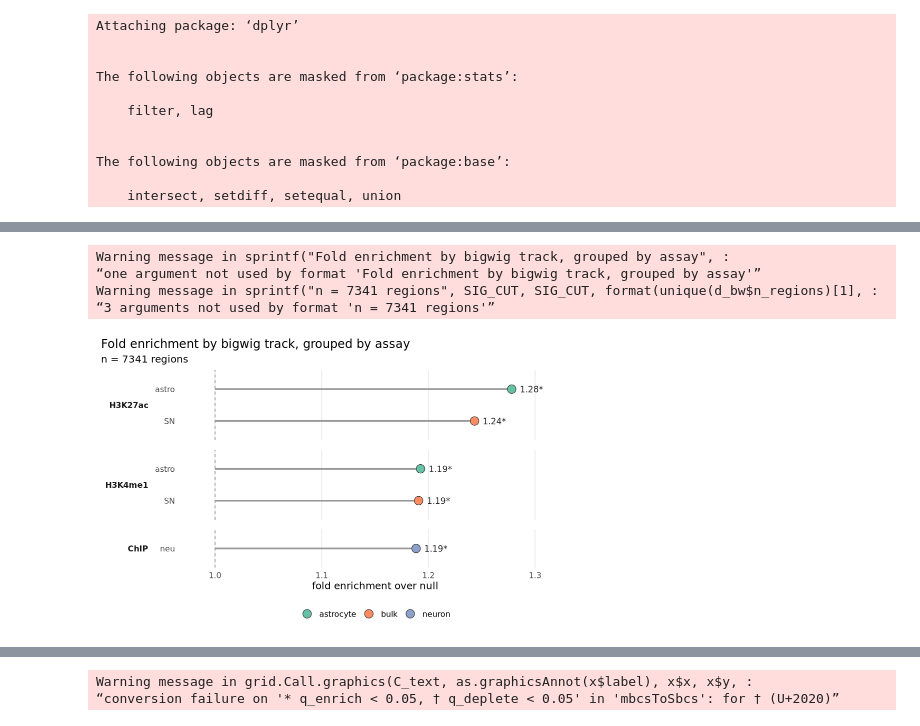
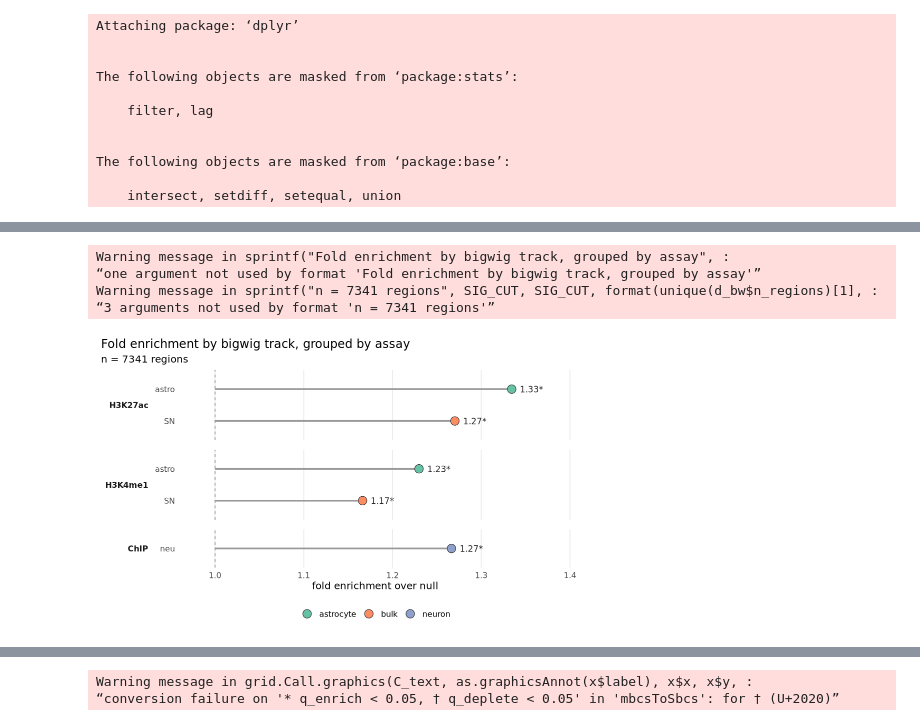
Before and after one commit to dhan1004/perturb_enrich, a Jupyter notebook: scripts/plot_enrichment.ipynb, the cells around one changed output, grey strips where cells are left out. Cells and saved outputs as stored; diff of their text form; code cells hidden in the pictures.

```diff
--- a/scripts/plot_enrichment.ipynb
+++ b/scripts/plot_enrichment.ipynb
@@ -27,8 +27,6 @@ MIN_REGIONS_PER_GENE <- 1   # genes with fewer perturbed regions are dropped fro
 dir.create(OUTDIR, showWarnings = FALSE, recursive = TRUE)
 rd <- function(f) read_tsv(file.path(ENRICH_DIR, f), show_col_types = FALSE)
 
-by_set <- rd("enrichment_by_set.tsv") |>
-  mutate(log2fe = log2(pmax(fold_enrichment, 2^-LFC_LIM)),
+cov <- rd("enrichment_cov_by_set.tsv") |>
+  mutate(log2fe = log2_enrichment,
          star = case_when(q_enrich < SIG_CUT ~ "*", q_deplete < SIG_CUT ~ "\u2020", TRUE ~ ""))
-cat("strata:", paste(unique(by_set$stratum), collapse = ", "), "\n")
-glimpse(by_set)
@@ -54,7 +34,7 @@ $ star            <chr> "*", "*", "*", "*", "*", "*", "*", "*", "*", "*", "*",
 # Fold enrichment across annotations, grouped by assay
 ASSAY_LABELS <- c(h3k27ac = "H3K27ac", h3k4me1 = "H3K4me1", atac = "ATAC", chip = "ChIP")
 
-d_bw <- by_set |> filter(stratum == STRATUM, source == "bigwig")
+d_bw <- cov |> filter(stratum == STRATUM, source == "bigwig")
 stopifnot("no bigwig sets found for this stratum" = nrow(d_bw) > 0)
 
 d_bw <- d_bw |>
@@ -72,32 +52,32 @@ p_bw <- ggplot(d_bw, aes(y = track)) +
   geom_point(aes(x = fold_enrichment, fill = celltype),
              shape = 21, size = 4.5, color = "grey20", stroke = 0.5) +
   geom_text(data = function(d) d[d$fold_enrichment >= 1, ],
             aes(x = fold_enrichment, label = lab), hjust = -0.35, size = 3.6, color = "grey15") +
   geom_text(data = function(d) d[d$fold_enrichment < 1, ],
             aes(x = fold_enrichment, label = lab), hjust = 1.35, size = 3.6, color = "grey15") +
   facet_grid(assay_lab ~ ., scales = "free_y", space = "free_y", switch = "y") +
   scale_fill_brewer(palette = "Set2", name = NULL) +
   scale_x_continuous(expand = expansion(mult = c(0.12, 0.2))) +
   labs(x = "fold enrichment over null", y = NULL,
        title = sprintf("Fold enrichment by bigwig track, grouped by assay", STRATUM),
        subtitle = sprintf("n = 7341 regions",
                           SIG_CUT, SIG_CUT, format(unique(d_bw$n_regions)[1], big.mark = ","))) +
   theme_minimal(base_size = 12) +
   theme(panel.grid.minor = element_blank(), panel.grid.major.y = element_blank(),
         panel.spacing.y = unit(0.8, "lines"),
         strip.placement = "outside",
         strip.text.y.left = element_text(angle = 0, hjust = 1, face = "bold"),
         plot.title.position = "plot",
         legend.position = "bottom")
 
 h <- 1.8 + 0.45 * nrow(d_bw) + 0.3 * nlevels(d_bw$assay_lab)
 options(repr.plot.width = 8, repr.plot.height = h)
 ggsave(file.path(OUTDIR, "fold_enrichment_bigwig_by_assay.pdf"), p_bw, width = 8, height = h, limitsize = FALSE)
 p_bw
 # %% [output]
 Warning message in sprintf("Fold enrichment by bigwig track, grouped by assay", :
 “one argument not used by format 'Fold enrichment by bigwig track, grouped by assay'”
 Warning message in sprintf("n = 7341 regions", SIG_CUT, SIG_CUT, format(unique(d_bw$n_regions)[1], :
 “3 arguments not used by format 'n = 7341 regions'”
-[figure, old version]
+[figure, new version]
 # %%
```
Also changed, not shown: parts of 3 cells of this notebook, 17 other files.
